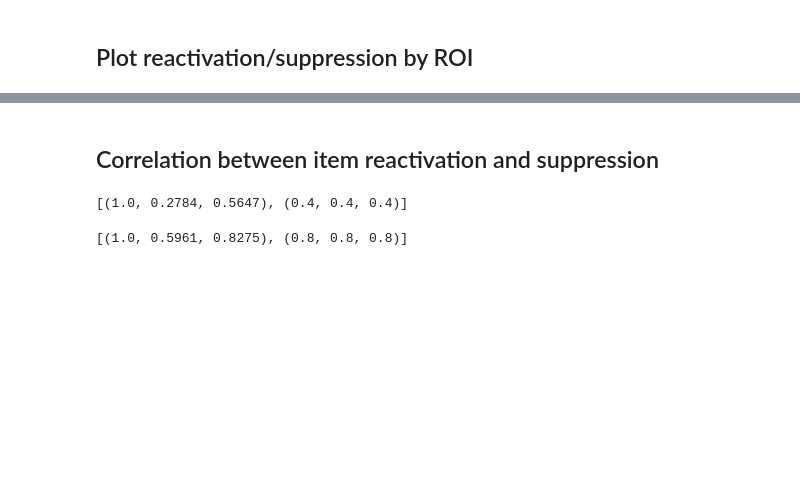
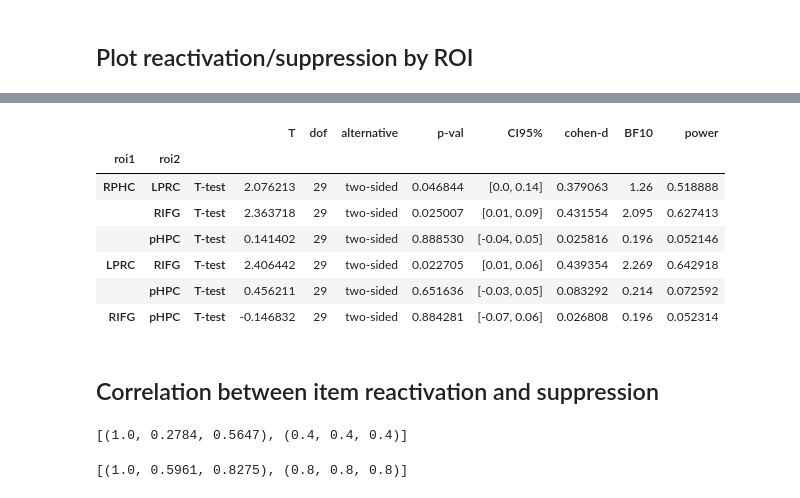
Before and after one commit to prestonlab/bender_study, a Jupyter notebook: jupyter/plot_react_stats.ipynb, the cells around one changed output, grey strips where cells are left out. Drawn from its saved outputs; the diff is of its cells as text; code cells hidden in the pictures; blank space fills up the shorter version.

```diff
--- a/jupyter/plot_react_stats.ipynb
+++ b/jupyter/plot_react_stats.ipynb
@@ -141,0 +144,12 @@ LINO NOT subset; don't know how to subset; dropped
+# %%
+# calculate slope for each pair of ROIs
+corr_list = []
+for i, roi1 in enumerate(rois):
+    for roi2 in rois[i + 1:]:
+        c = rsa.item_roi_correlation(subjects, roi1, roi2, roi_rdms, dfs)
+        corr_list.append(c)
+react_corr = pd.concat(corr_list, ignore_index=True)
+
+react_corr_mean = react_corr.groupby(['roi1', 'roi2', 'subject'])['slope'].apply(
+    lambda x: x.mean() if x.notna().all() else np.nan
+)
@@ -142,3 +168,15 @@ LINO NOT subset; don't know how to subset; dropped
+# %%
+ttest = react_corr_mean.groupby(['roi1', 'roi2']).apply(pg.ttest, 0)
+ttest.loc[['RPHC', 'LPRC', 'RIFG']]
+# %% [output]
+|  |  |  | T | dof | alternative | p-val | CI95% | cohen-d | BF10 | power |
+| roi1 | roi2 |  |  |  |  |  |  |  |  |  |
+| RPHC | LPRC | T-test | 2.076213 | 29 | two-sided | 0.046844 | [0.0, 0.14] | 0.379063 | 1.26 | 0.518888 |
+|  | RIFG | T-test | 2.363718 | 29 | two-sided | 0.025007 | [0.01, 0.09] | 0.431554 | 2.095 | 0.627413 |
+|  | pHPC | T-test | 0.141402 | 29 | two-sided | 0.888530 | [-0.04, 0.05] | 0.025816 | 0.196 | 0.052146 |
+| LPRC | RIFG | T-test | 2.406442 | 29 | two-sided | 0.022705 | [0.01, 0.06] | 0.439354 | 2.269 | 0.642918 |
+|  | pHPC | T-test | 0.456211 | 29 | two-sided | 0.651636 | [-0.03, 0.05] | 0.083292 | 0.214 | 0.072592 |
+| RIFG | pHPC | T-test | -0.146832 | 29 | two-sided | 0.884281 | [-0.07, 0.06] | 0.026808 | 0.196 | 0.052314 |
 # %% [markdown]
 ## Correlation between item reactivation and suppression
 # %%
```
Also changed, not shown: parts of 15 cells of this notebook.
